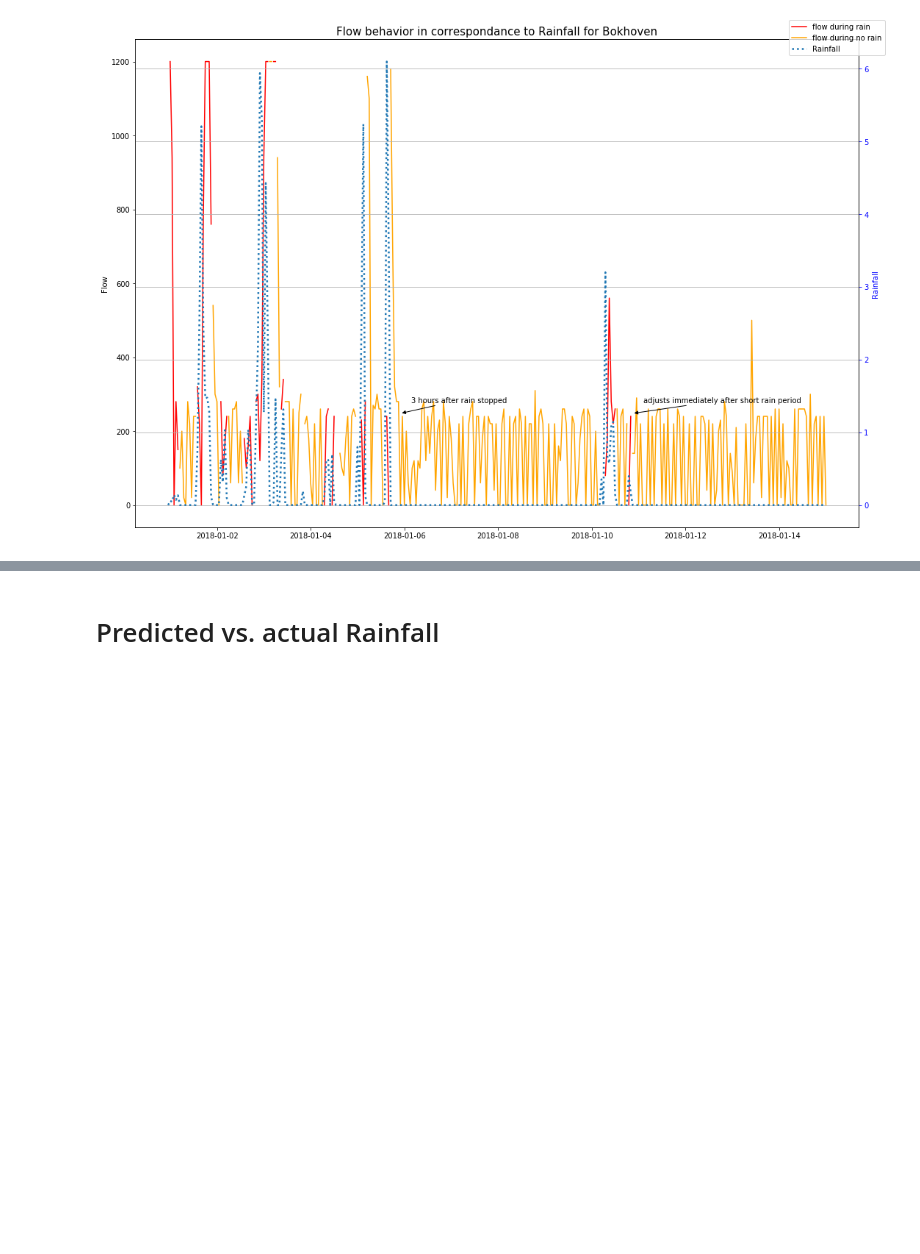
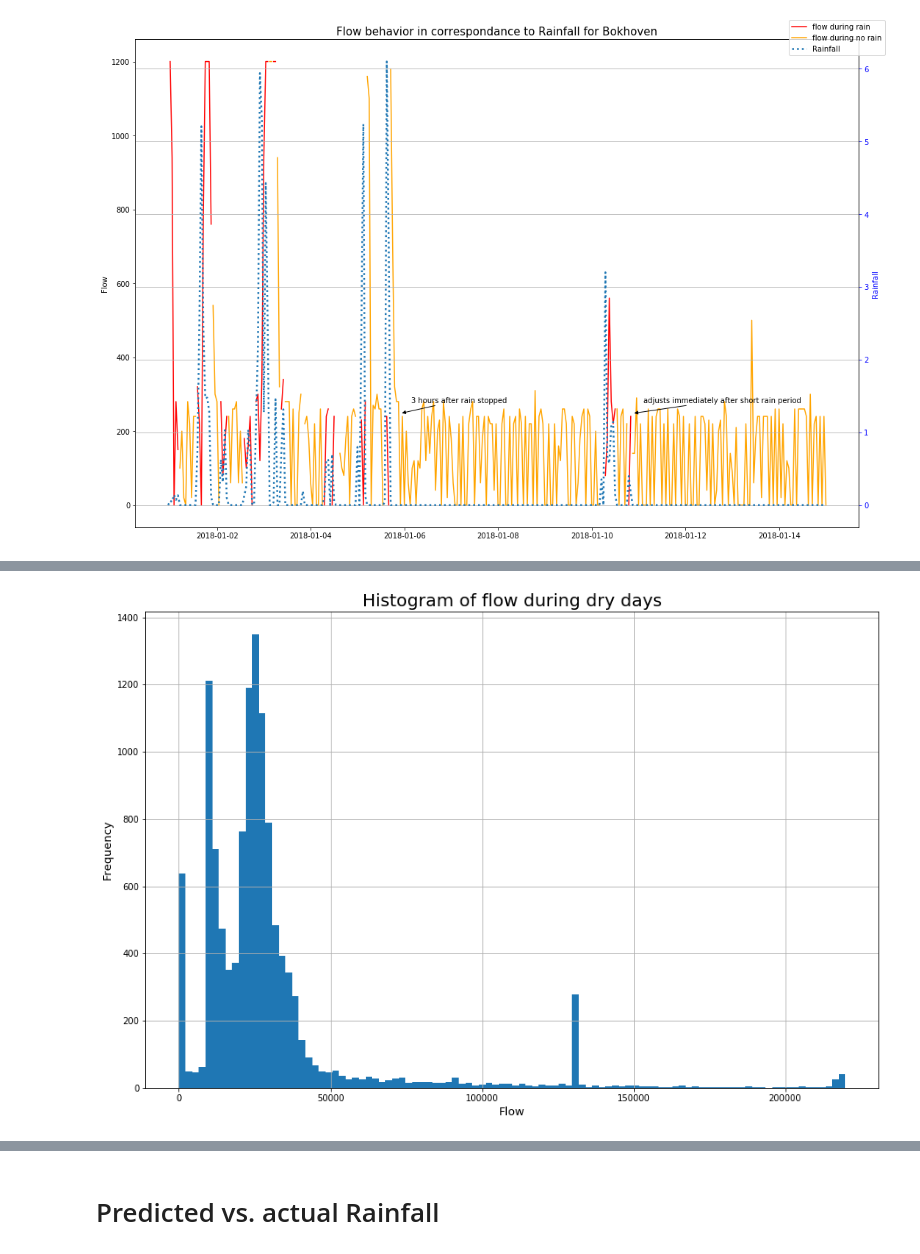
Before and after one commit to rogertian0707/jbg060, a Jupyter notebook: code/combine_rain_pump.ipynb, the cells around one changed output, grey strips where cells are left out. Cells and saved outputs as stored; diff of their text form; code cells hidden in the pictures; blank space fills up the shorter version.

```diff
--- a/code/combine_rain_pump.ipynb
+++ b/code/combine_rain_pump.ipynb
@@ -562,0 +591,11 @@ fig.savefig("../graphs/"+"FlowBehavior.png")
+# %%
+fig = plt.figure(figsize=(15,10))
+ax1 = fig.add_subplot(111)
+
+dry.hist(bins=100)
+#sns.distplot(dry)
+ax1.set_xlabel('Flow', fontsize = 13)
+ax1.set_ylabel('Frequency', fontsize = 13)
+ax1.set_title('Histogram of flow during dry days', fontsize = 20) ;
+# %% [output]
+[figure, added]
```
Also changed, not shown: parts of 13 cells of this notebook, 1 other file.
